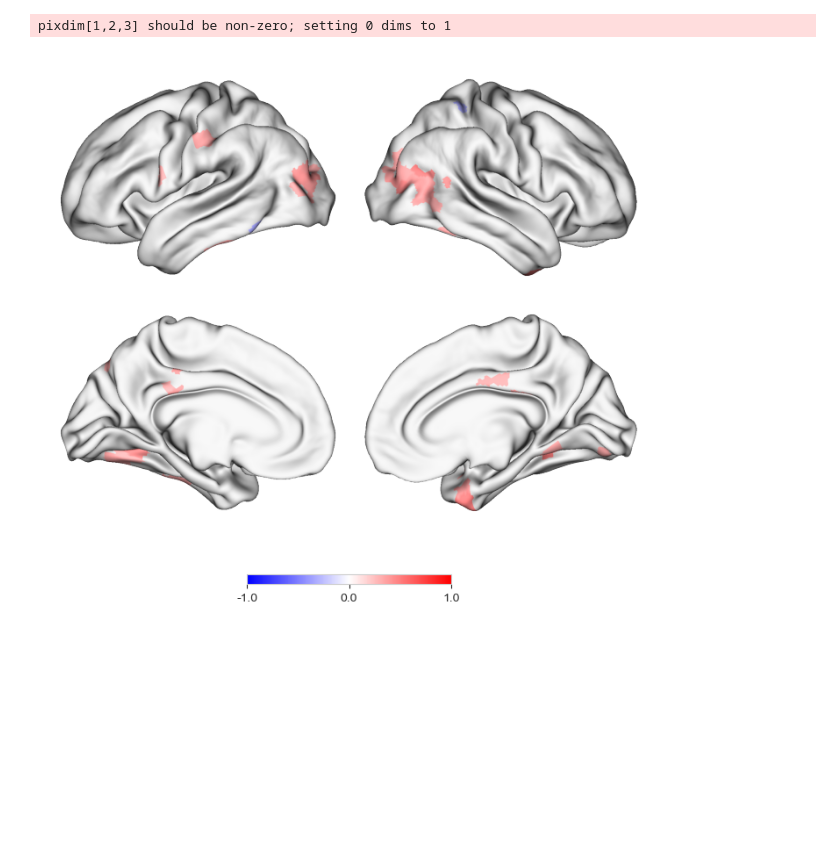
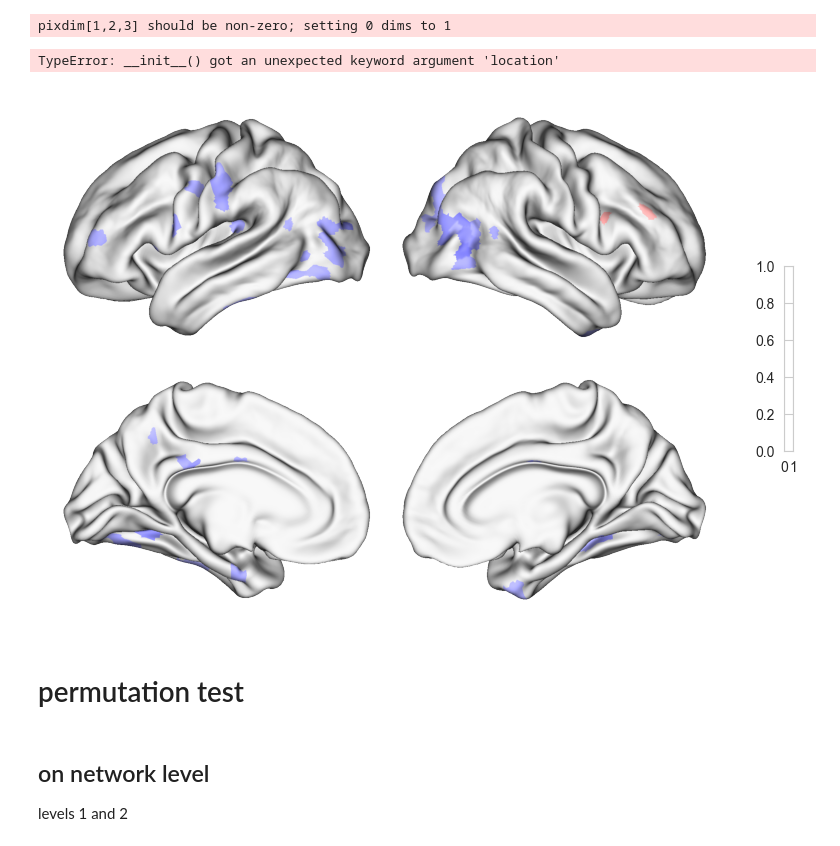
Before and after one commit to qniksefat/gradient-notebooks, a Jupyter notebook: large-manifold-nbs/5-behavior.ipynb, the cells around one changed output. Drawn from its saved outputs; the diff is of its cells as text; code cells hidden in the pictures; blank space fills up the shorter version.

Commit message:
permutation tests

```diff
--- a/large-manifold-nbs/5-behavior.ipynb
+++ b/large-manifold-nbs/5-behavior.ipynb
@@ -317,12 +331,18 @@ pixdim[1,2,3] should be non-zero; setting 0 dims to 1
 # %%
 region_names = pd.read_csv('data/regions_sorted.csv')['region']
 # %%
-data = dfcr['e2l__RLScore']
+data = dfcr['early__RLScore']
 data = data.apply(lambda row: row['r'] if row['p']<.05 else None, axis=1)
 data = data.loc[region_names]
 data = map_to_labels(data, vertices, mask=(vertices != 0))
 p = Plot(surf_lh=l_hemi, surf_rh=r_hemi, layout='grid', size=(900, 700))
 p.add_layer(data, cbar=True, cmap='bwr', color_range=(-1,1))
 _ = p.build()
 # %% [output]
+TypeError: __init__() got an unexpected keyword argument 'location'
-[figure, old version]
+[figure, new version]
+# %% [markdown]
+# permutation test
+# %% [markdown]
+## on network level
+levels 1 and 2
```
Also changed, not shown: parts of 30 cells of this notebook.
